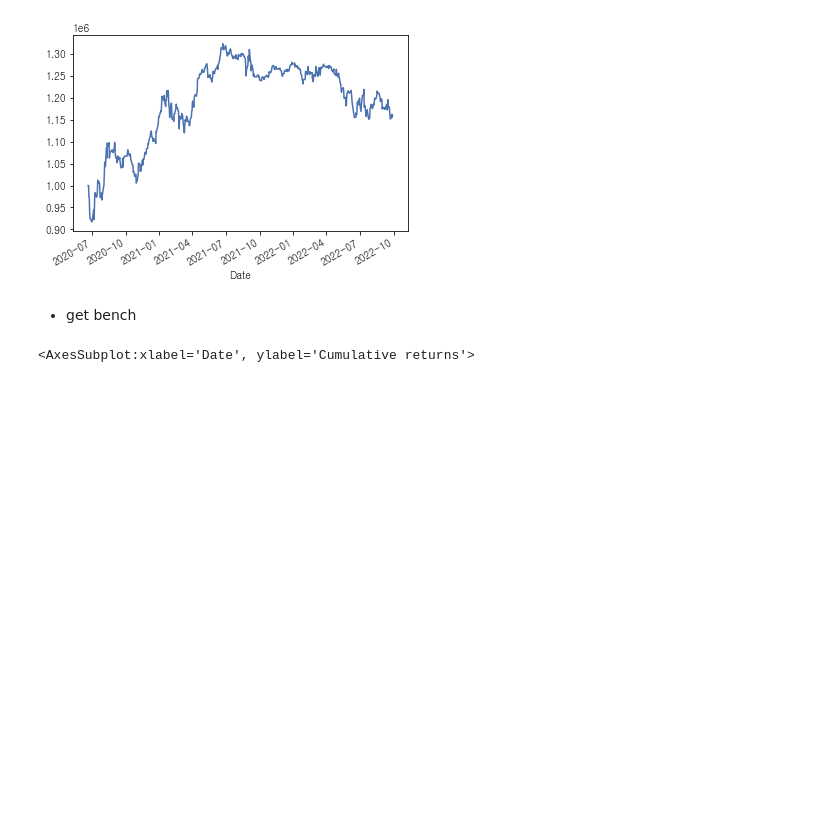
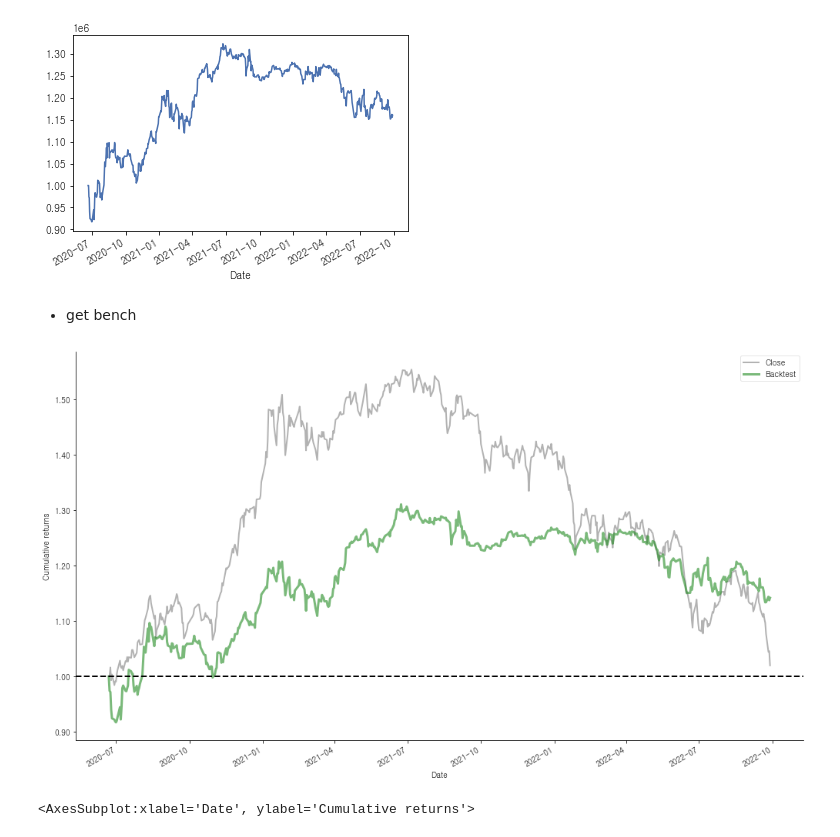
Before and after one commit to yjchoi-95/portfolio, a Jupyter notebook: ipynb/02. portfolio.ipynb, the cells around one changed output. Drawn from its saved outputs; the diff is of its cells as text; code cells hidden in the pictures; blank space fills up the shorter version.

```diff
--- a/ipynb/02. portfolio.ipynb
+++ b/ipynb/02. portfolio.ipynb
@@ -915,5 +915,5 @@ pf_positions.sum(axis = 1).plot()
 # %%
 snp_500 = snp_500.loc[snp_500.index.isin(pf_returns.index)]
 kospi = kospi.loc[kospi.index.isin(pf_returns.index)]
-# %% [markdown]
-* get bench
+# %% [markdown]
+* get bench
@@ -920,3 +922,13 @@ kospi = kospi.loc[kospi.index.isin(pf_returns.index)]
+# %%
+pf.plot_rolling_returns(returns=pf_returns.loc[pf_returns.index.isin(kospi.index)],
+                     factor_returns=kospi.pct_change(),
+                    #live_start_date=start_date,
+                     cone_std=(1.0, 1.5, 2.0))
+plt.gcf().set_size_inches(14, 8)
+sns.despine()
+plt.tight_layout()
+# %% [output]
+[figure, added]
 # %%
 pf.plot_rolling_returns(pf_returns)
 # %% [output]
```
Also changed, not shown: parts of 11 cells of this notebook.
